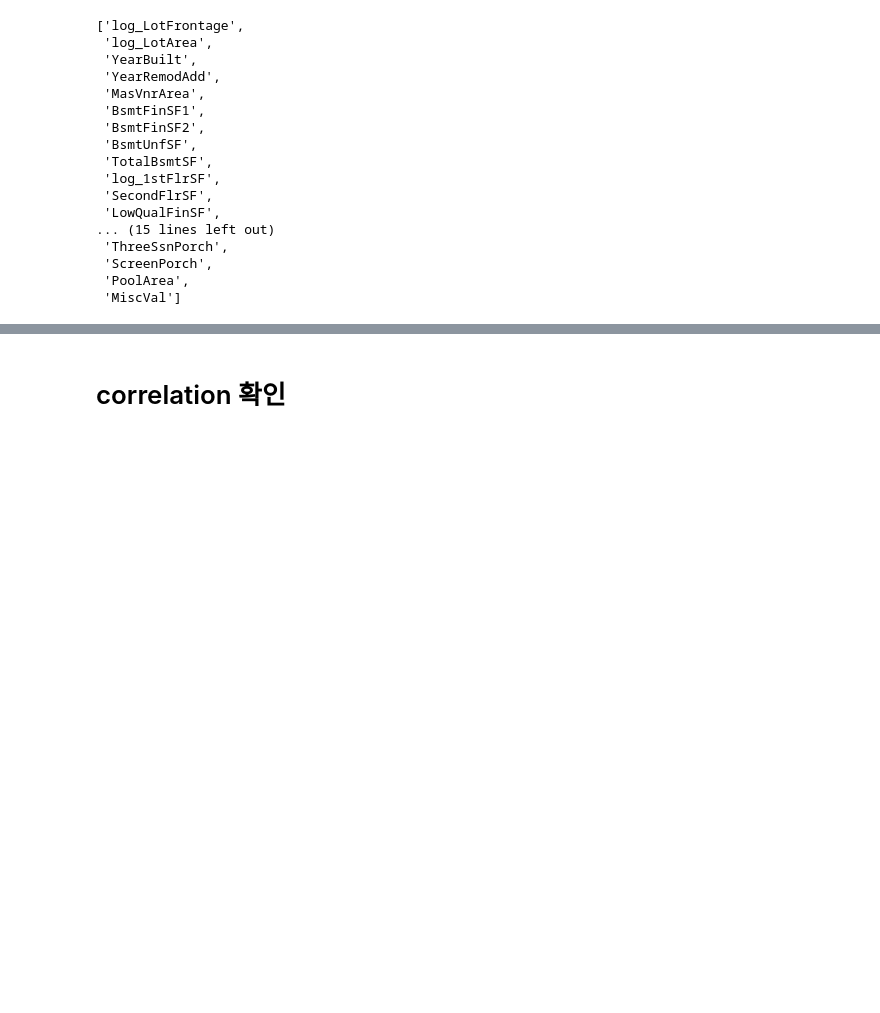
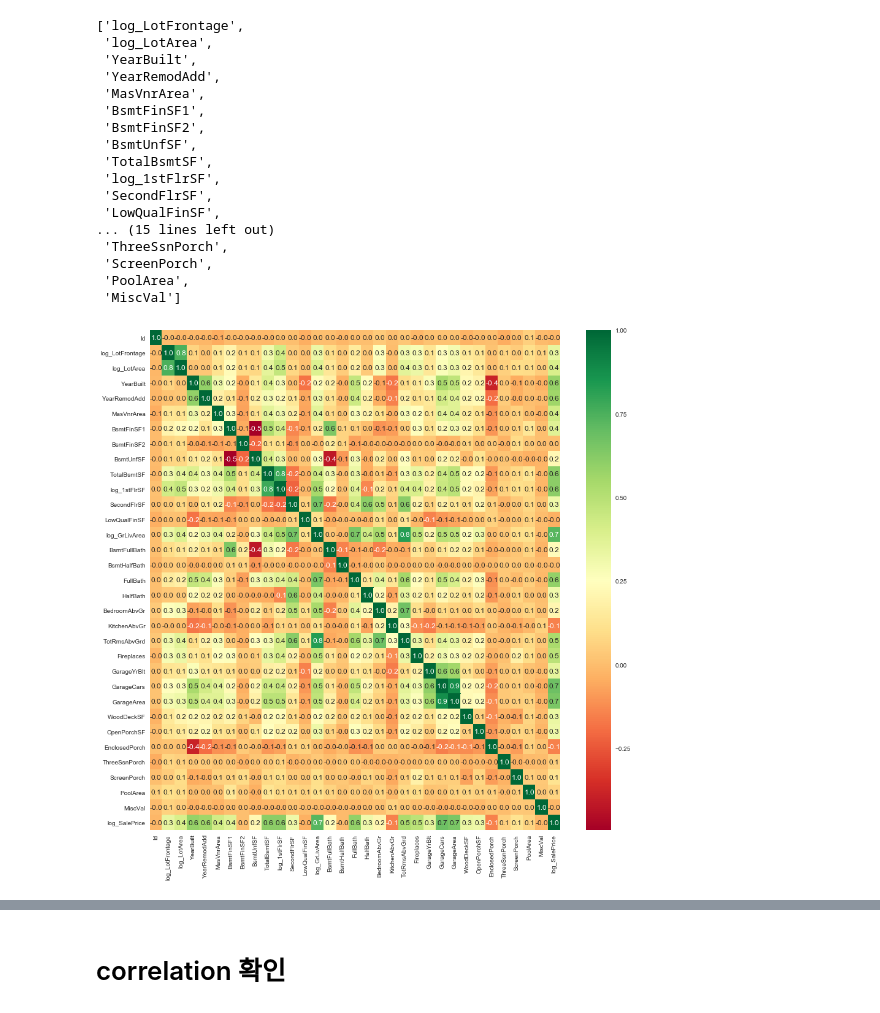
Before and after one commit to wjy5446/house-price-project, a Jupyter notebook: YoonJaeyoung/3-featureSelection_firstNumeric.ipynb, the cells around one changed output, grey strips where cells are left out. Saved outputs shown, nothing was run; the diff lists cells and outputs as text; code cells hidden in the pictures; blank space fills up the shorter version.

```diff
--- a/YoonJaeyoung/3-featureSelection_firstNumeric.ipynb
+++ b/YoonJaeyoung/3-featureSelection_firstNumeric.ipynb
@@ -129,3 +131,10 @@ numeric_list
  'ScreenPorch',
  'PoolArea',
  'MiscVal']
+# %%
+# 상관관계 높은 값 추출
+f, ax = plt.subplots(figsize = (15, 15))
+data_cor = df_train.corr()
+ax = sns.heatmap(data_cor, cmap = "RdYlGn", annot = True, fmt = "1.1f")
+# %% [output]
+[figure, added]
```
Also changed, not shown: parts of 38 cells of this notebook, 1 other file.
